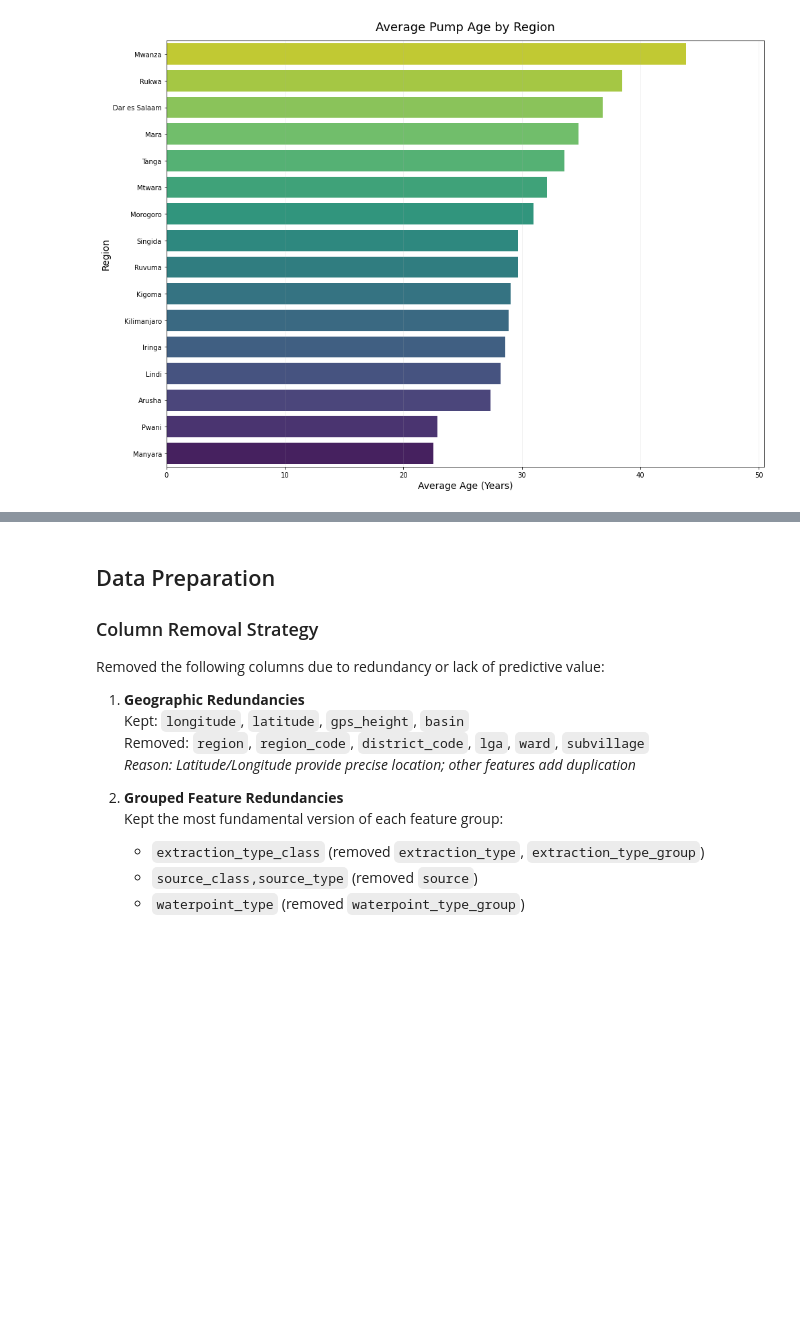
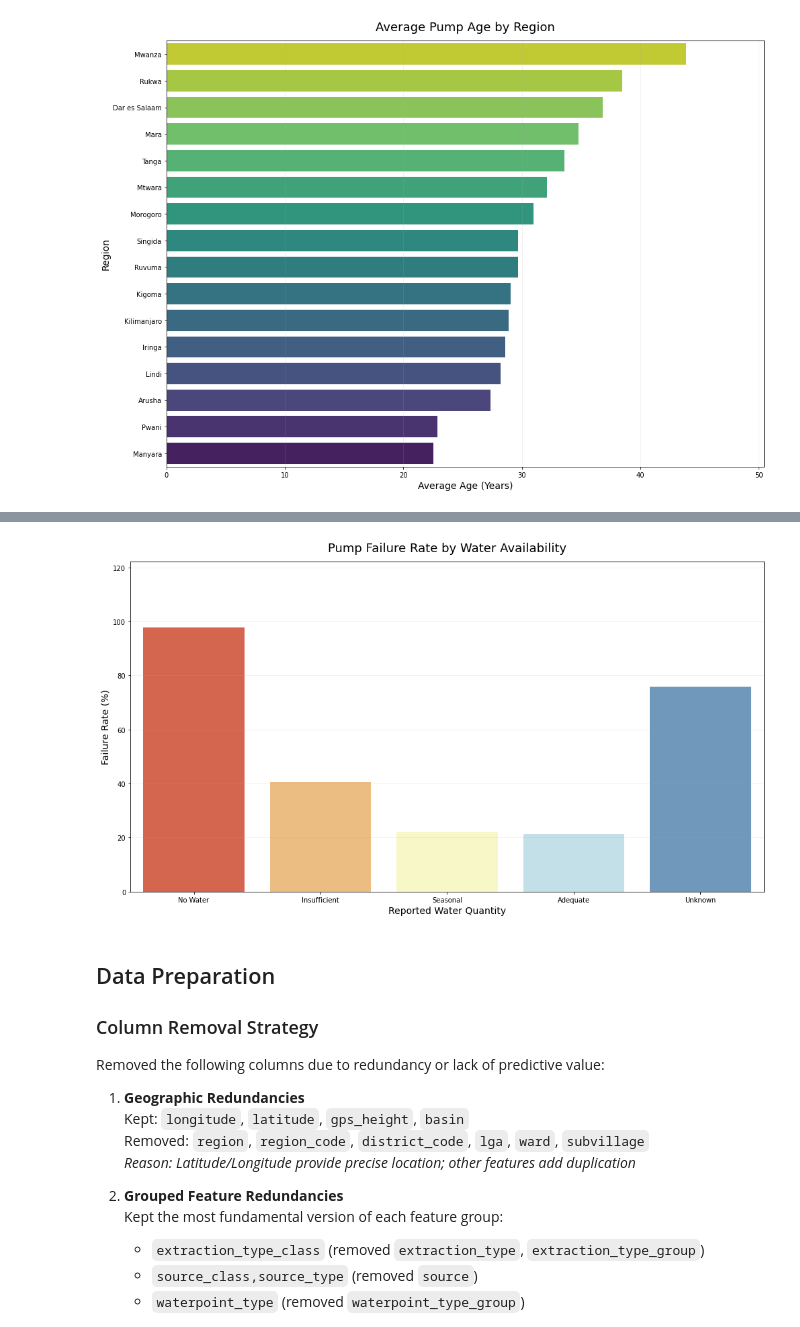
Before and after one commit to FrancisNdirangu/Pump_it_up_Dataset, a Jupyter notebook: notebook.ipynb, the cells around one changed output, grey strips where cells are left out. Cells and saved outputs as stored; diff of their text form; code cells hidden in the pictures; blank space fills up the shorter version.

```diff
--- a/notebook.ipynb
+++ b/notebook.ipynb
@@ -232,3 +259,50 @@ plt.show()
+# %%
+# Calculate failure rates by water quantity
+quantity_failure = df1.groupby('quantity_group')['status_group'].apply(
+    lambda x: (x == 'non functional').mean() * 100
+).reset_index(name='failure_rate')
+
+# Create meaningful category order
+quantity_order = ['dry', 'insufficient', 'seasonal', 'enough', 'unknown']
+
+quantity_failure['quantity_group'] = pd.Categorical(
+    quantity_failure['quantity_group'],
+    categories=quantity_order,
+    ordered=True
+)
+quantity_failure = quantity_failure.sort_values('quantity_group')
+
+# Create visualization
+plt.figure(figsize=(14, 8))
+ax = sns.barplot(
+    x='quantity_group',
+    y='failure_rate',
+    data=quantity_failure,
+    palette='RdYlBu',  # Red-Blue gradient
+    order=quantity_order
+)
+
+# Formatting
+plt.title('Pump Failure Rate by Water Availability', fontsize=18, pad=15)
+plt.xlabel('Reported Water Quantity', fontsize=14)
+plt.ylabel('Failure Rate (%)', fontsize=14)
+plt.ylim(0, quantity_failure['failure_rate'].max() * 1.25)
+plt.grid(axis='y', alpha=0.2)
+
+# X-axis label explanations
+label_dict = {
+    'dry': 'No Water',
+    'insufficient': 'Insufficient',
+    'seasonal': 'Seasonal',
+    'enough': 'Adequate',
+    'unknown': 'Unknown'
+}
+ax.set_xticklabels([label_dict.get(t.get_text(), t.get_text()) for t in ax.get_xticklabels()])
+
+plt.tight_layout()
+plt.show()
+# %% [output]
+[figure, added]
 # %% [markdown]
 ## Data Preparation
 
```
Also changed, not shown: parts of 1 cell of this notebook, 2 other files.
